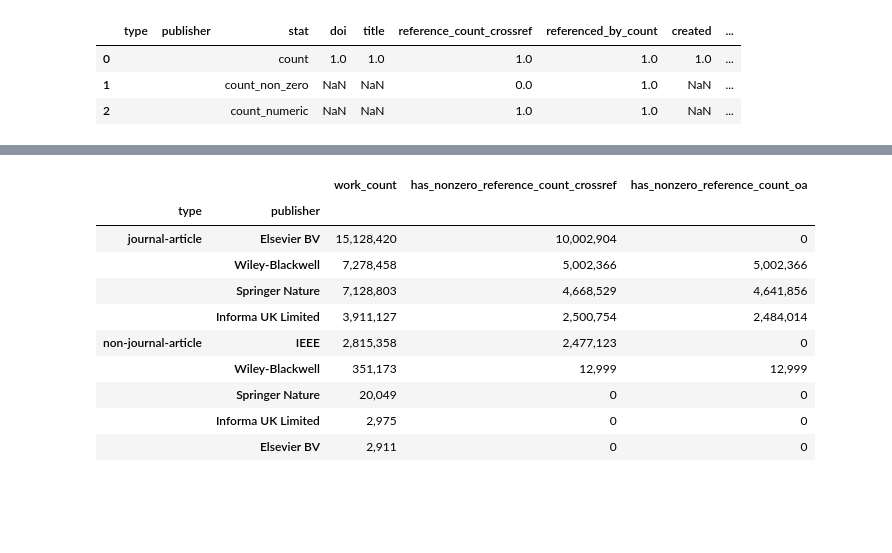
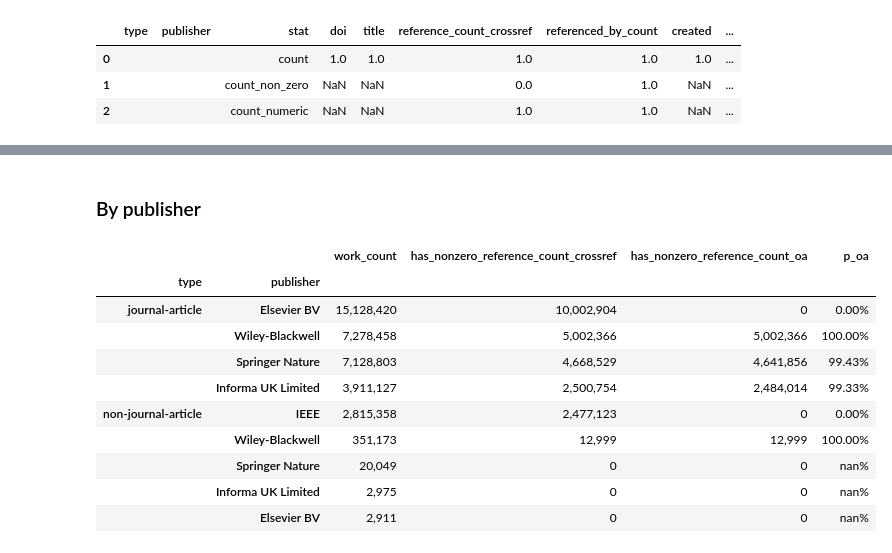
Before and after one commit to elifesciences/datacapsule-crossref, a Jupyter notebook: notebooks/citation-stats.ipynb, the cells around one changed output, grey strips where cells are left out. Cells and saved outputs as stored; diff of their text form; code cells hidden in the pictures; blank space fills up the shorter version.

Commit message:
added more narrative and percentage of oa in some tables

```diff
--- a/notebooks/citation-stats.ipynb
+++ b/notebooks/citation-stats.ipynb
@@ -73,6 +73,21 @@ df_summary['reference_count']['count']
 # %%
 DEFAULT_NUMBER_FORMAT = '{:,.0f}'
+DEFAULT_PERCENTAGE_FORMAT = '{:,.2f}%'
 format_count = lambda c, number_format=DEFAULT_NUMBER_FORMAT: number_format.format(c)
+format_percentage = lambda c, number_format=DEFAULT_PERCENTAGE_FORMAT: number_format.format(c)
+
+def apply_columns(df, columns, f):
+    for c in columns:
+        df[c] = df[c].apply(f)
+    return df
+
+def format_columns(df):
+    for c in df.columns:
+        if str(c).startswith('p_'):
+            df[c] = df[c].apply(format_percentage)
+        else:
+            df[c] = df[c].apply(format_count)
+    return df
 
 def show_counts(counts, title='', number_format=DEFAULT_NUMBER_FORMAT, **kwargs):
     if isinstance(counts, list):
@@ -295,7 +339,8 @@ df_summary_by_type_and_publisher.head(3)
 | 1 |  |  | count_non_zero | NaN | NaN | 0.0 | 1.0 | NaN | ... |
 | 2 |  |  | count_numeric | NaN | NaN | 1.0 | 1.0 | NaN | ... |
 # %%
-# get an overview of the work count by type and publisher
+printmd('### Work counts by type and publisher')
+
 df_summary_by_type_and_publisher_work_counts = df_summary_by_type_and_publisher[
     df_summary_by_type_and_publisher['stat'] == 'count'
 ].groupby(['type', 'publisher'])['doi'].sum().sort_values(ascending=False).to_frame('work_count')
@@ -316,7 +361,12 @@ df_summary_by_type_and_publisher_work_counts = df_summary_by_type_and_publisher_
 # sanity check
 assert int(df_summary_by_type_and_publisher_work_counts.sum()[0]) == int(df_summary['has_references']['count'])
 
-df_summary_by_type_and_publisher_work_counts.sort_values(
+df_summary_by_type_and_publisher_work_counts['p_oa'] = (
+    100.0 * df_summary_by_type_and_publisher_work_counts['has_nonzero_reference_count_oa'] /
+    df_summary_by_type_and_publisher_work_counts['has_nonzero_reference_count_crossref']
+)
+
+format_columns(df_summary_by_type_and_publisher_work_counts.sort_values(
     'work_count', ascending=False
-).head().applymap(format_count)
+).head())
 # %% [output]
@@ -377,30 +471,38 @@ def type_to_journal_non_journal_article(df):
 # %%
-# by publisher
+printmd('### By publisher')
+
 def select_top_publishers(df, count=5):
     top_publishers = (
         df.groupby('publisher').sum()
         .sort_values(by='work_count', ascending=False)
         .index.values
     )
     return df[df['publisher'].isin(top_publishers[:count])]
 
-(
+df_temp = (
     type_to_journal_non_journal_article(
         select_top_publishers(df_summary_by_type_and_publisher_work_counts.reset_index())
     )
     .groupby(['type', 'publisher'])
-    .sum().sort_values(by='work_count', ascending=False).applymap(format_count)
+    .sum().sort_values(by='work_count', ascending=False)
 )
+
+df_temp['p_oa'] = (
+    100.0 * df_temp['has_nonzero_reference_count_oa'] / df_temp['has_nonzero_reference_count_crossref']
+)
+
+format_columns(df_temp)
 # %% [output]
+### By publisher
-|  |  | work_count | has_nonzero_reference_count_crossref | has_nonzero_reference_count_oa |
-| type | publisher |  |  |  |
-| journal-article | Elsevier BV | 15,128,420 | 10,002,904 | 0 |
-|  | Wiley-Blackwell | 7,278,458 | 5,002,366 | 5,002,366 |
-|  | Springer Nature | 7,128,803 | 4,668,529 | 4,641,856 |
-|  | Informa UK Limited | 3,911,127 | 2,500,754 | 2,484,014 |
-| non-journal-article | IEEE | 2,815,358 | 2,477,123 | 0 |
-|  | Wiley-Blackwell | 351,173 | 12,999 | 12,999 |
-|  | Springer Nature | 20,049 | 0 | 0 |
-|  | Informa UK Limited | 2,975 | 0 | 0 |
-|  | Elsevier BV | 2,911 | 0 | 0 |
+|  |  | work_count | has_nonzero_reference_count_crossref | has_nonzero_reference_count_oa | p_oa |
+| type | publisher |  |  |  |  |
+| journal-article | Elsevier BV | 15,128,420 | 10,002,904 | 0 | 0.00% |
+|  | Wiley-Blackwell | 7,278,458 | 5,002,366 | 5,002,366 | 100.00% |
+|  | Springer Nature | 7,128,803 | 4,668,529 | 4,641,856 | 99.43% |
+|  | Informa UK Limited | 3,911,127 | 2,500,754 | 2,484,014 | 99.33% |
+| non-journal-article | IEEE | 2,815,358 | 2,477,123 | 0 | 0.00% |
+|  | Wiley-Blackwell | 351,173 | 12,999 | 12,999 | 100.00% |
+|  | Springer Nature | 20,049 | 0 | 0 | nan% |
+|  | Informa UK Limited | 2,975 | 0 | 0 | nan% |
+|  | Elsevier BV | 2,911 | 0 | 0 | nan% |
 # %%
```
Also changed, not shown: parts of 26 cells of this notebook.
